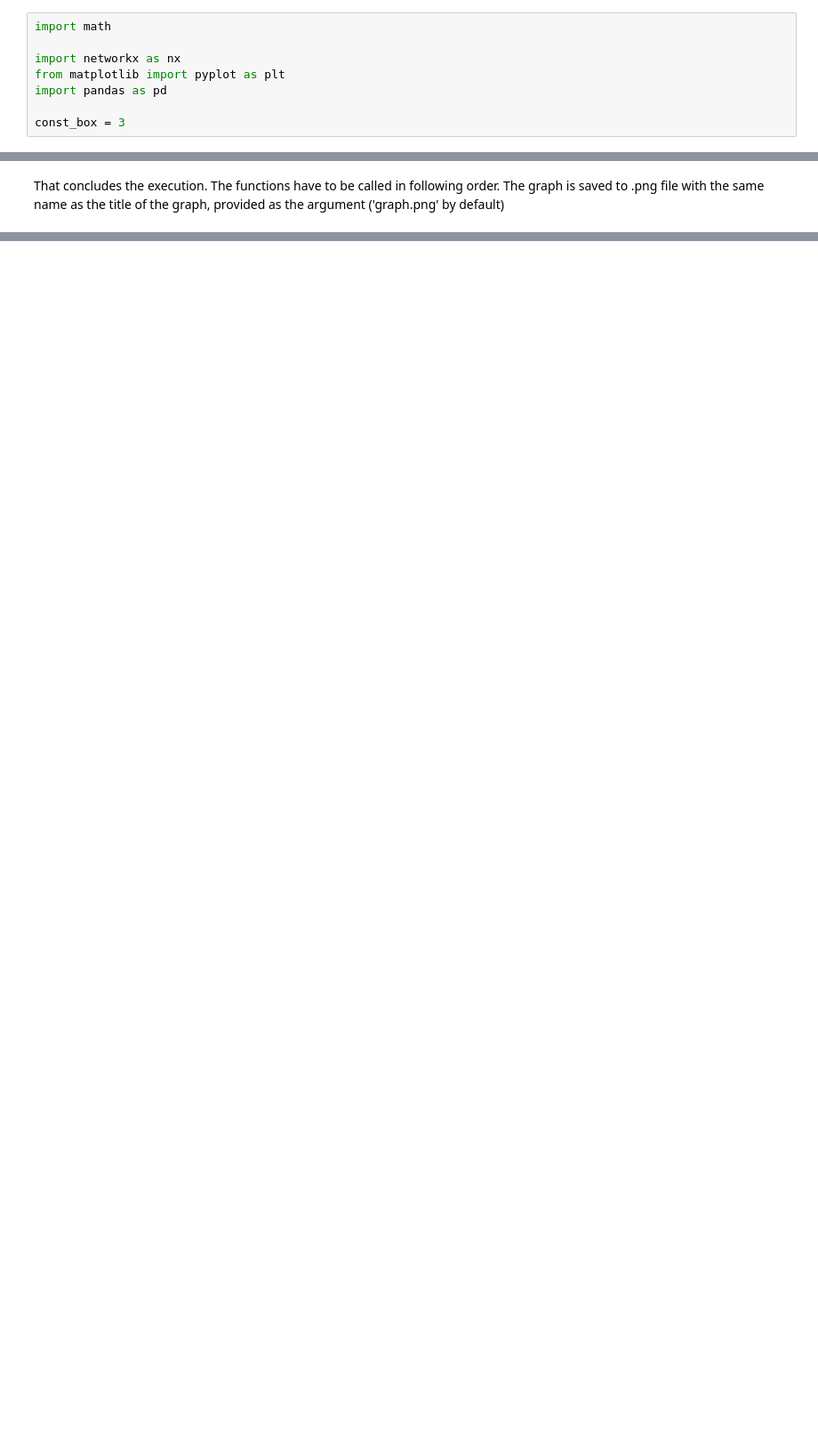
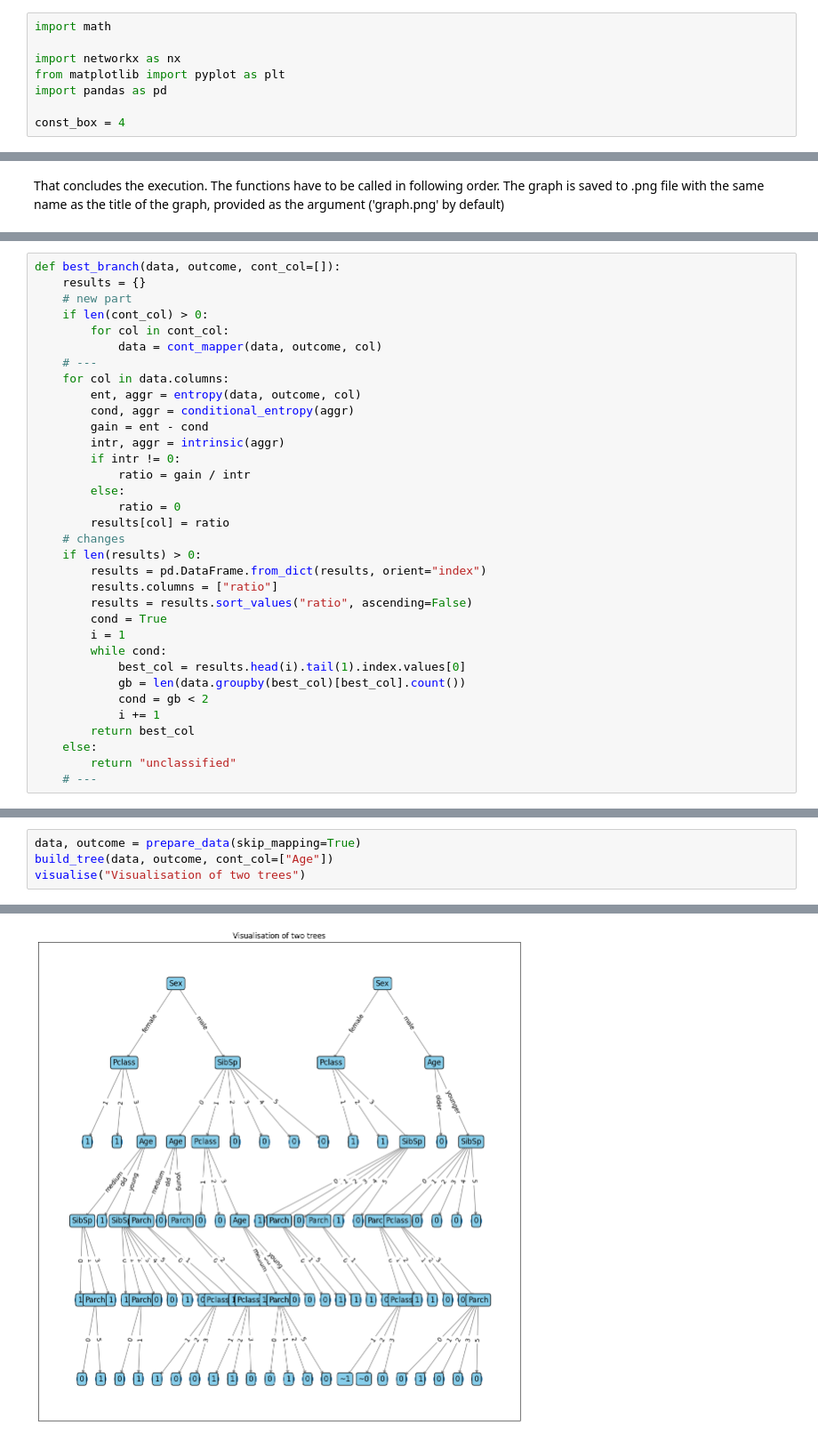
Before and after one commit to KarolWes/Introduction_to_Machine_Learning_and_Neural_Networks, a Jupyter notebook: report.ipynb, the cells around one changed output, grey strips where cells are left out. Shown at 89% size. Drawn from its saved outputs; the diff is of its cells as text; blank space fills up the shorter version.

Commit message:
continuous mapping report

```diff
--- a/report.ipynb
+++ b/report.ipynb
@@ -12,7 +12,7 @@ import networkx as nx
 from matplotlib import pyplot as plt
 import pandas as pd
 
-const_box = 3
+const_box = 4
 # %% [markdown]
 ## 2. Data
 # %% [markdown]
@@ -324,0 +419,34 @@ PassengerId
+# %%
+def best_branch(data, outcome, cont_col=[]):
+    results = {}
+    # new part
+    if len(cont_col) > 0:
+        for col in cont_col:
+            data = cont_mapper(data, outcome, col)
+    # ---
+    for col in data.columns:
+        ent, aggr = entropy(data, outcome, col)
+        cond, aggr = conditional_entropy(aggr)
+        gain = ent - cond
+        intr, aggr = intrinsic(aggr)
+        if intr != 0:
+            ratio = gain / intr
+        else:
+            ratio = 0
+        results[col] = ratio
+    # changes
+    if len(results) > 0:
+        results = pd.DataFrame.from_dict(results, orient="index")
+        results.columns = ["ratio"]
+        results = results.sort_values("ratio", ascending=False)
+        cond = True
+        i = 1
+        while cond:
+            best_col = results.head(i).tail(1).index.values[0]
+            gb = len(data.groupby(best_col)[best_col].count())
+            cond = gb < 2
+            i += 1
+        return best_col
+    else:
+        return "unclassified"
+    # ---
@@ -324,0 +507,5 @@ PassengerId
+# %%
+data, outcome = prepare_data(skip_mapping=True)
+build_tree(data, outcome, cont_col=["Age"])
+visualise("Visualisation of two trees")
+# %% [output]
@@ -324,0 +529 @@ PassengerId
+[figure, added]
```
Also changed, not shown: parts of 23 cells of this notebook, 4 other files.
